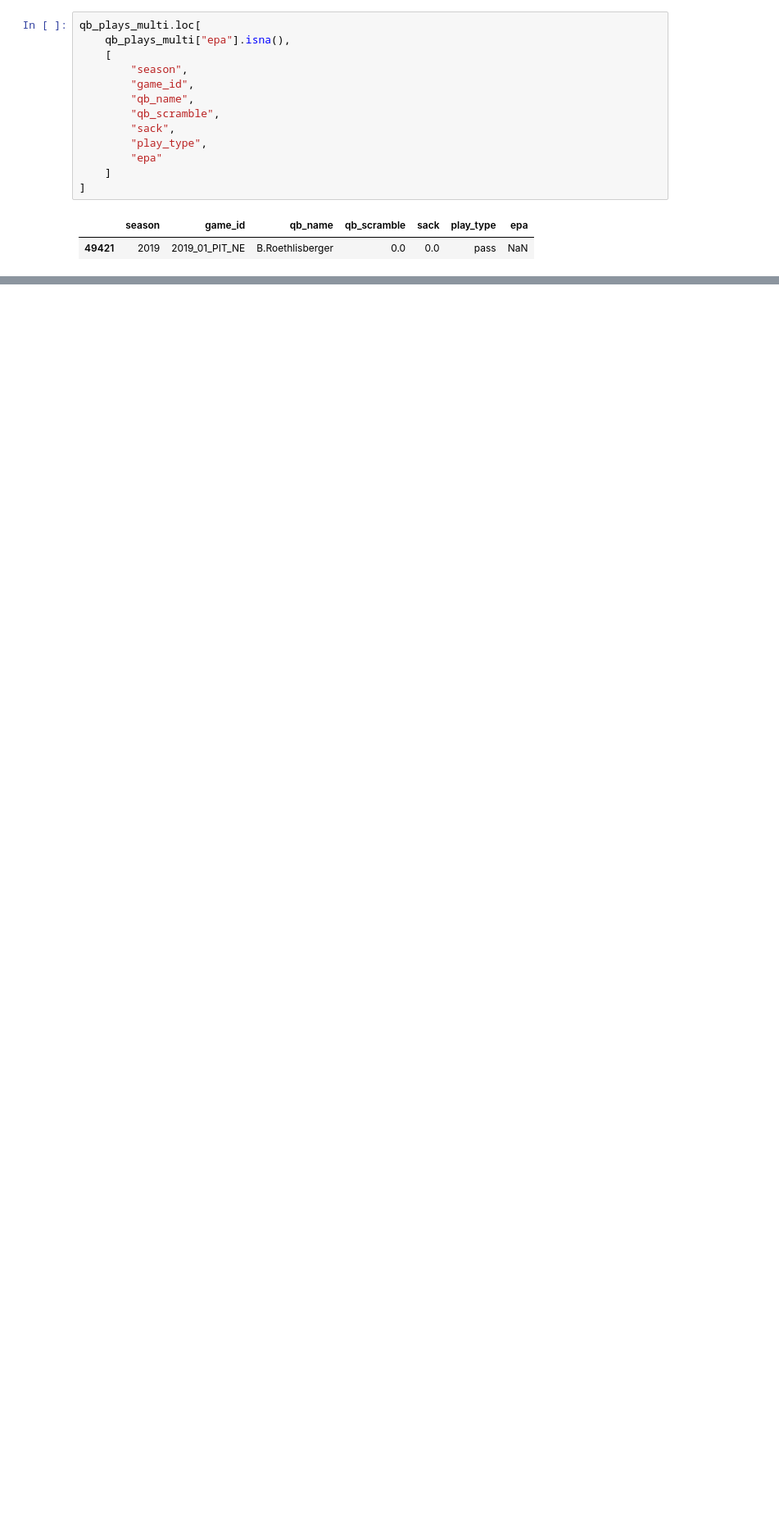
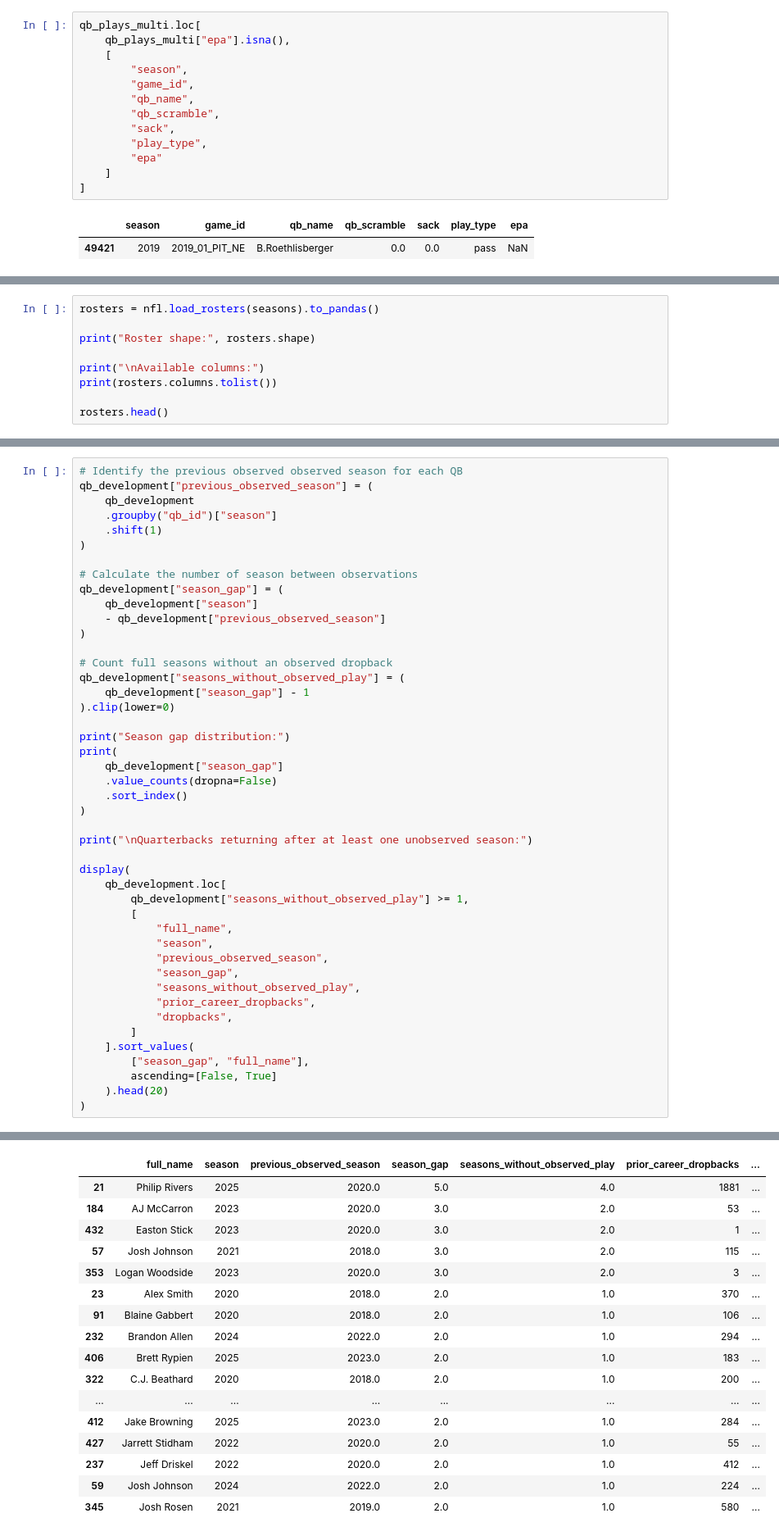
Before and after one commit to JadenGrossbaum/Data-Science, a Jupyter notebook: 01_nfl_qb_target_exploration.ipynb, the cells around one changed output, grey strips where cells are left out. Shown at 82% size. Saved outputs shown, nothing was run; the diff lists cells and outputs as text; blank space fills up the shorter version.

```diff
--- a/01_nfl_qb_target_exploration.ipynb
+++ b/01_nfl_qb_target_exploration.ipynb
@@ -1676,0 +1882,9 @@ qb_season_stats[
+# %%
+rosters = nfl.load_rosters(seasons).to_pandas()
+
+print("Roster shape:", rosters.shape)
+
+print("\nAvailable columns:")
+print(rosters.columns.tolist())
+
+rosters.head()
@@ -1676,0 +2626,46 @@ qb_season_stats[
+# %%
+# Identify the previous observed observed season for each QB
+qb_development["previous_observed_season"] = (
+    qb_development
+    .groupby("qb_id")["season"]
+    .shift(1)
+)
+
+# Calculate the number of season between observations
+qb_development["season_gap"] = (
+    qb_development["season"]
+    - qb_development["previous_observed_season"]
+)
+
+# Count full seasons without an observed dropback
+qb_development["seasons_without_observed_play"] = (
+    qb_development["season_gap"] - 1
+).clip(lower=0)
+
+print("Season gap distribution:")
+print(
+    qb_development["season_gap"]
+    .value_counts(dropna=False)
+    .sort_index()
+)
+
+print("\nQuarterbacks returning after at least one unobserved season:")
+
+display(
+    qb_development.loc[
+        qb_development["seasons_without_observed_play"] >= 1,
+        [
+            "full_name",
+            "season",
+            "previous_observed_season",
+            "season_gap",
+            "seasons_without_observed_play",
+            "prior_career_dropbacks",
+            "dropbacks",
+        ]
+    ].sort_values(
+        ["season_gap", "full_name"],
+        ascending=[False, True]
+    ).head(20)
+)
+# %% [output]
@@ -1676,0 +2682,17 @@ qb_season_stats[
+|  | full_name | season | previous_observed_season | season_gap | seasons_without_observed_play | prior_career_dropbacks | ... |
+| 21 | Philip Rivers | 2025 | 2020.0 | 5.0 | 4.0 | 1881 | ... |
+| 184 | AJ McCarron | 2023 | 2020.0 | 3.0 | 2.0 | 53 | ... |
+| 432 | Easton Stick | 2023 | 2020.0 | 3.0 | 2.0 | 1 | ... |
+| 57 | Josh Johnson | 2021 | 2018.0 | 3.0 | 2.0 | 115 | ... |
+| 353 | Logan Woodside | 2023 | 2020.0 | 3.0 | 2.0 | 3 | ... |
+| 23 | Alex Smith | 2020 | 2018.0 | 2.0 | 1.0 | 370 | ... |
+| 91 | Blaine Gabbert | 2020 | 2018.0 | 2.0 | 1.0 | 106 | ... |
+| 232 | Brandon Allen | 2024 | 2022.0 | 2.0 | 1.0 | 294 | ... |
+| 406 | Brett Rypien | 2025 | 2023.0 | 2.0 | 1.0 | 183 | ... |
+| 322 | C.J. Beathard | 2020 | 2018.0 | 2.0 | 1.0 | 200 | ... |
+| ... | ... | ... | ... | ... | ... | ... | ... |
+| 412 | Jake Browning | 2025 | 2023.0 | 2.0 | 1.0 | 284 | ... |
+| 427 | Jarrett Stidham | 2022 | 2020.0 | 2.0 | 1.0 | 55 | ... |
+| 237 | Jeff Driskel | 2022 | 2020.0 | 2.0 | 1.0 | 412 | ... |
+| 59 | Josh Johnson | 2024 | 2022.0 | 2.0 | 1.0 | 224 | ... |
+| 345 | Josh Rosen | 2021 | 2019.0 | 2.0 | 1.0 | 580 | ... |
```
Also changed, not shown: parts of 50 cells of this notebook.
